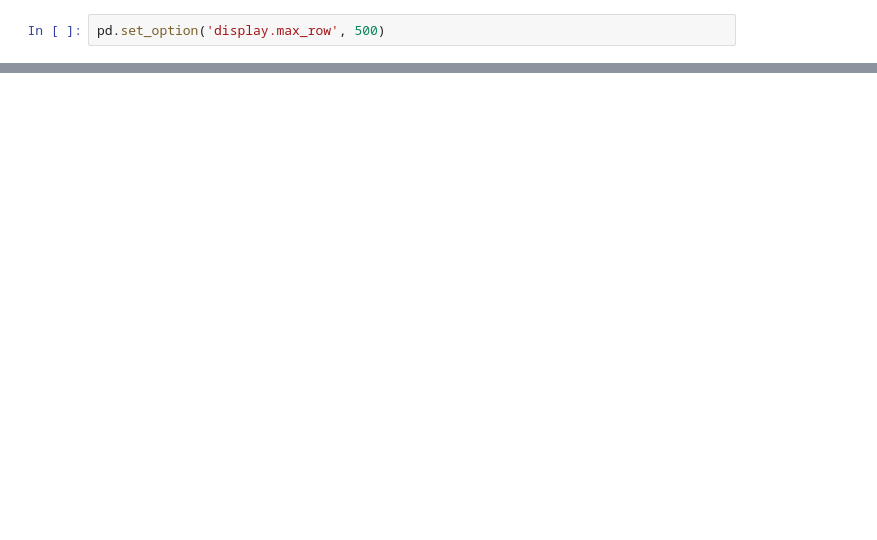
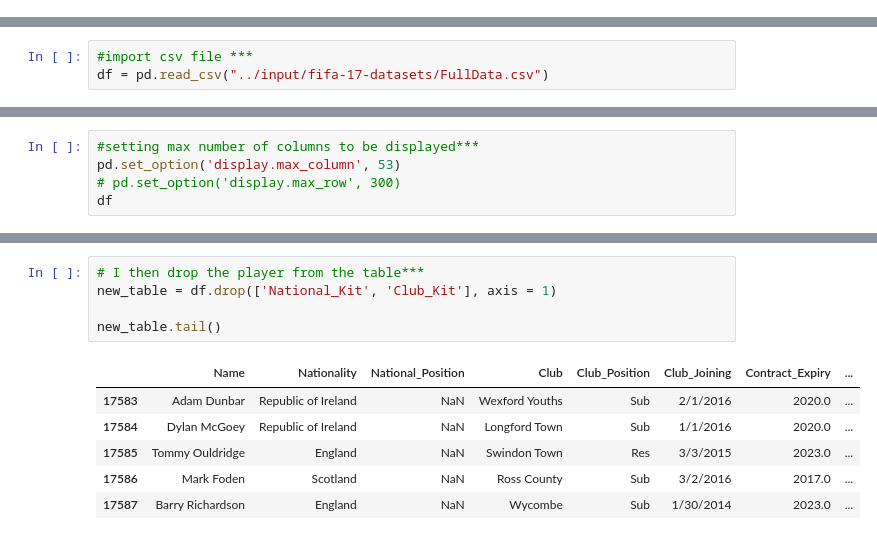
Before and after one commit to rovilay/fifa-17-data-exploration, a Jupyter notebook: data cleaning.ipynb, the cells around one changed output, grey strips where cells are left out. Cells and saved outputs as stored; diff of their text form; blank space fills up the shorter version.

Commit message:
fifa 17 data exploration

```diff
--- a/data cleaning.ipynb
+++ b/data cleaning.ipynb
@@ -73,2 +0,0 @@ len(full_table['Nationality'])
-# %%
-pd.set_option('display.max_row', 500)
@@ -678,0 +30,3 @@ ax.set_ylim([0, 1000])
+# %%
+#import csv file ***
+df = pd.read_csv("../input/fifa-17-datasets/FullData.csv")
@@ -678,0 +72,5 @@ ax.set_ylim([0, 1000])
+# %%
+#setting max number of columns to be displayed***
+pd.set_option('display.max_column', 53)
+# pd.set_option('display.max_row', 300)
+df
@@ -678,0 +105,12 @@ ax.set_ylim([0, 1000])
+# %%
+# I then drop the player from the table***
+new_table = df.drop(['National_Kit', 'Club_Kit'], axis = 1)
+
+new_table.tail()
+# %% [output]
+|  | Name | Nationality | National_Position | Club | Club_Position | Club_Joining | Contract_Expiry | ... |
+| 17583 | Adam Dunbar | Republic of Ireland | NaN | Wexford Youths | Sub | 2/1/2016 | 2020.0 | ... |
+| 17584 | Dylan McGoey | Republic of Ireland | NaN | Longford Town | Sub | 1/1/2016 | 2020.0 | ... |
+| 17585 | Tommy Ouldridge | England | NaN | Swindon Town | Res | 3/3/2015 | 2023.0 | ... |
+| 17586 | Mark Foden | Scotland | NaN | Ross County | Sub | 3/2/2016 | 2017.0 | ... |
+| 17587 | Barry Richardson | England | NaN | Wycombe | Sub | 1/30/2014 | 2023.0 | ... |
```
Also changed, not shown: parts of 122 cells of this notebook, 1 other file.
